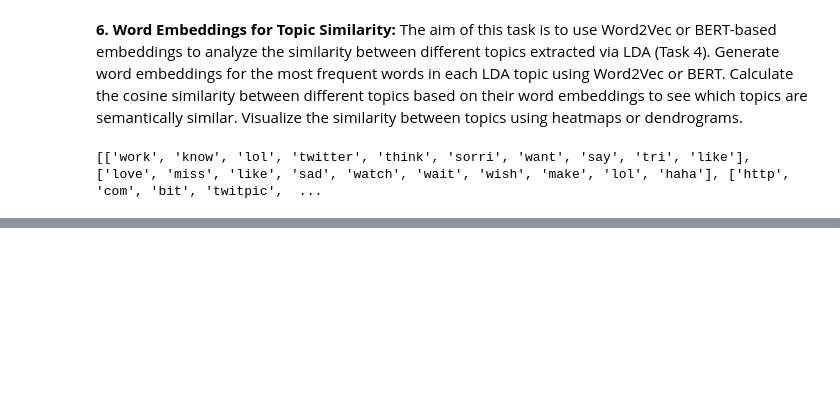
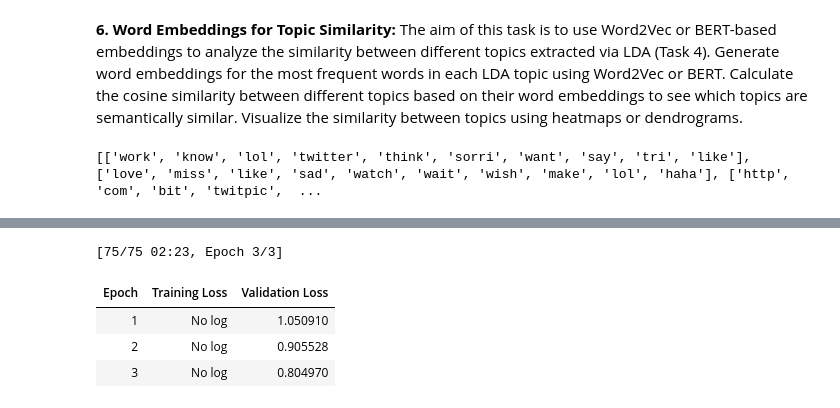
Before and after one commit to urhovr/NLP_Final_Project, a Jupyter notebook: NLP_Jani.ipynb, the cells around one changed output, grey strips where cells are left out. Cells and saved outputs as stored; diff of their text form; code cells hidden in the pictures; blank space fills up the shorter version.

```diff
--- a/NLP_Jani.ipynb
+++ b/NLP_Jani.ipynb
@@ -452,0 +530,61 @@ Topic 5    0.648    0.686    0.586    0.685    0.757
+# %%
+#BERT base
+#Muille malleille oon vaan kopioinut saman rakenteen, mutta muuttanut tokenizer ja model mallille omaksi
+# Sitten ongelmia voi tulla noissa mallien ajoissa, jos kaikkien kirjastojen versiot ei ole yhteen sopivia
+from sklearn.metrics import accuracy_score
+
+#Kerää vaan listaan mallien tarkkuutta
+models_acc = []
+
+#Mallin oma tokenisoija
+tokenizer = AutoTokenizer.from_pretrained(model_type[0])
+
+#Pre-trained malli
+model = AutoModelForSequenceClassification.from_pretrained(model_type[0], num_labels = 3)
+
+# Fine tuunauksen argumentit voisi katsoa parempia argumentteja, mutta nyt defaulttina
+training_args = TrainingArguments("test_trainer", eval_strategy="epoch")
+
+#Funktio jolla saa tokenisoitua aina oikein tietyllöe mallille datan
+def tokenize_function(examples):
+    return tokenizer(
+        examples["text"],
+        padding="max_length",
+        truncation=True,
+        max_length=64
+    )
+
+# Vaihda tähän kohtaan datasets_fulltext tilalle se datasets_selected niin vaihtaa mallin selected text muutujalle
+tokenized_datasets = datasets_fulltext.map(
+    tokenize_function,
+    batched=True
+)
+
+# Pienempi data testaamiselle muutta range() arvoja niin saat eri kokoiseksi
+small_train_dataset = tokenized_datasets["train"].shuffle(seed=42).select(range(200))
+small_eval_dataset = tokenized_datasets["test"].shuffle(seed=42).select(range(200))
+#full_train_dataset = tokenized_datasets["train"]
+#full_eval_dataset = tokenized_datasets["test"]
+
+# Tuning
+trainer = Trainer(
+    model=model,
+    args=training_args,
+    train_dataset=small_train_dataset,
+    eval_dataset=small_eval_dataset
+)
+trainer.train()
+
+# Funktio joka laskee tarkkuuden
+def accuracy(trainer, data):
+    label_values = trainer.predict(data)
+    predictions = np.argmax(label_values.predictions, axis=-1)
+    return accuracy_score(label_values.label_ids, predictions)
+
+models_acc.append(("BERT_base", accuracy(trainer, small_eval_dataset)))
+
+#Poistaa mallit muistista
+del trainer
+del model
+del tokenizer
+# %% [output]
@@ -452,0 +607,5 @@ Topic 5    0.648    0.686    0.586    0.685    0.757
+[75/75 02:23, Epoch 3/3]
+| Epoch | Training Loss | Validation Loss |
+| 1 | No log | 1.050910 |
+| 2 | No log | 0.905528 |
+| 3 | No log | 0.804970 |
```
Also changed, not shown: parts of 12 cells of this notebook.
